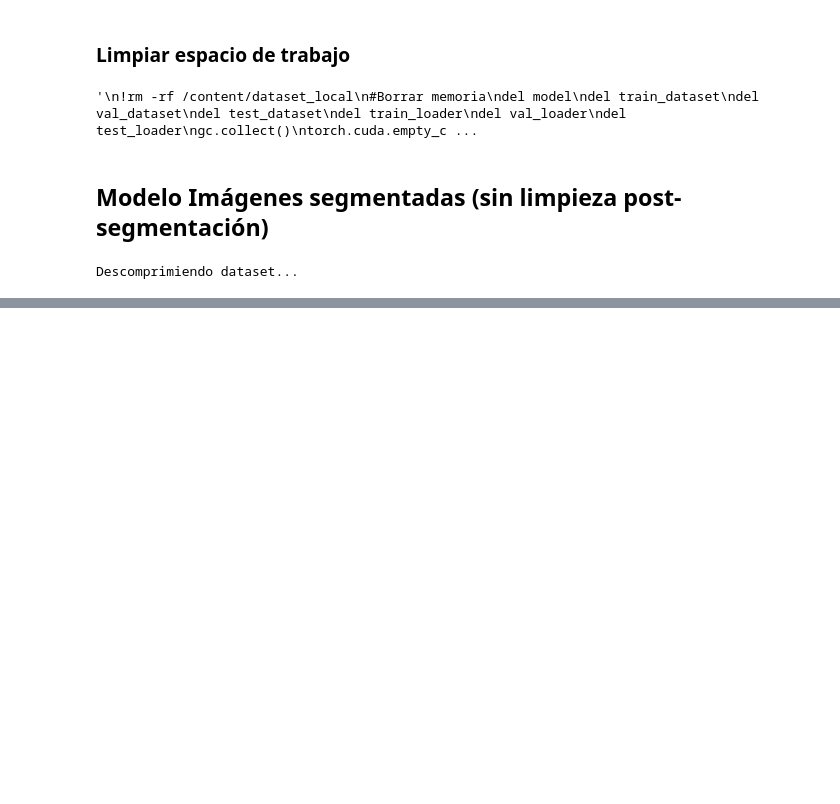
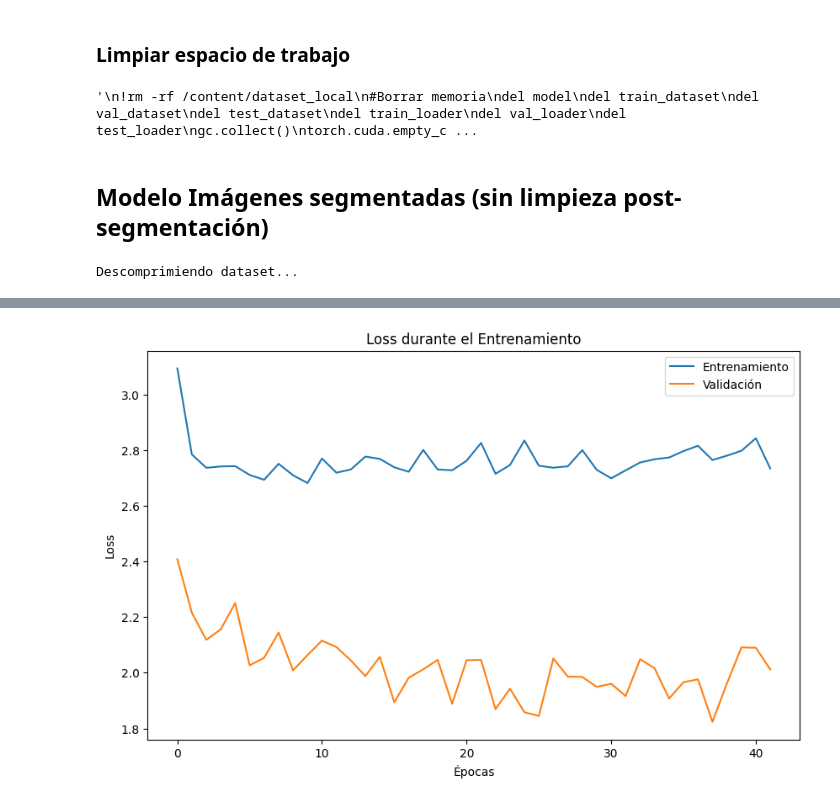
Before and after one commit to AdidSS/Manos-en-accion, a Jupyter notebook: manos__en_accion_modeling.ipynb, the cells around one changed output, grey strips where cells are left out. Saved outputs shown, nothing was run; the diff lists cells and outputs as text; code cells hidden in the pictures; blank space fills up the shorter version.

```diff
--- a/manos__en_accion_modeling.ipynb
+++ b/manos__en_accion_modeling.ipynb
@@ -425,0 +439,14 @@ plt.show()
+# %%
+def graficar_loss(history_loss_train, history_loss_val):
+    plt.figure(figsize=(10, 6))
+    #mostrar etiquetas para saber que linea es cada una
+    plt.plot(history_loss_train)
+    plt.plot(history_loss_val)
+    plt.title('Loss durante el Entrenamiento')
+    plt.ylabel('Loss')
+    plt.legend(['Entrenamiento', 'Validación'], loc='upper right')
+    plt.xlabel('Épocas')
+
+graficar_loss(history['train_loss'], history['val_loss'])
+# %% [output]
+[figure, added]
```
Also changed, not shown: parts of 7 cells of this notebook.
